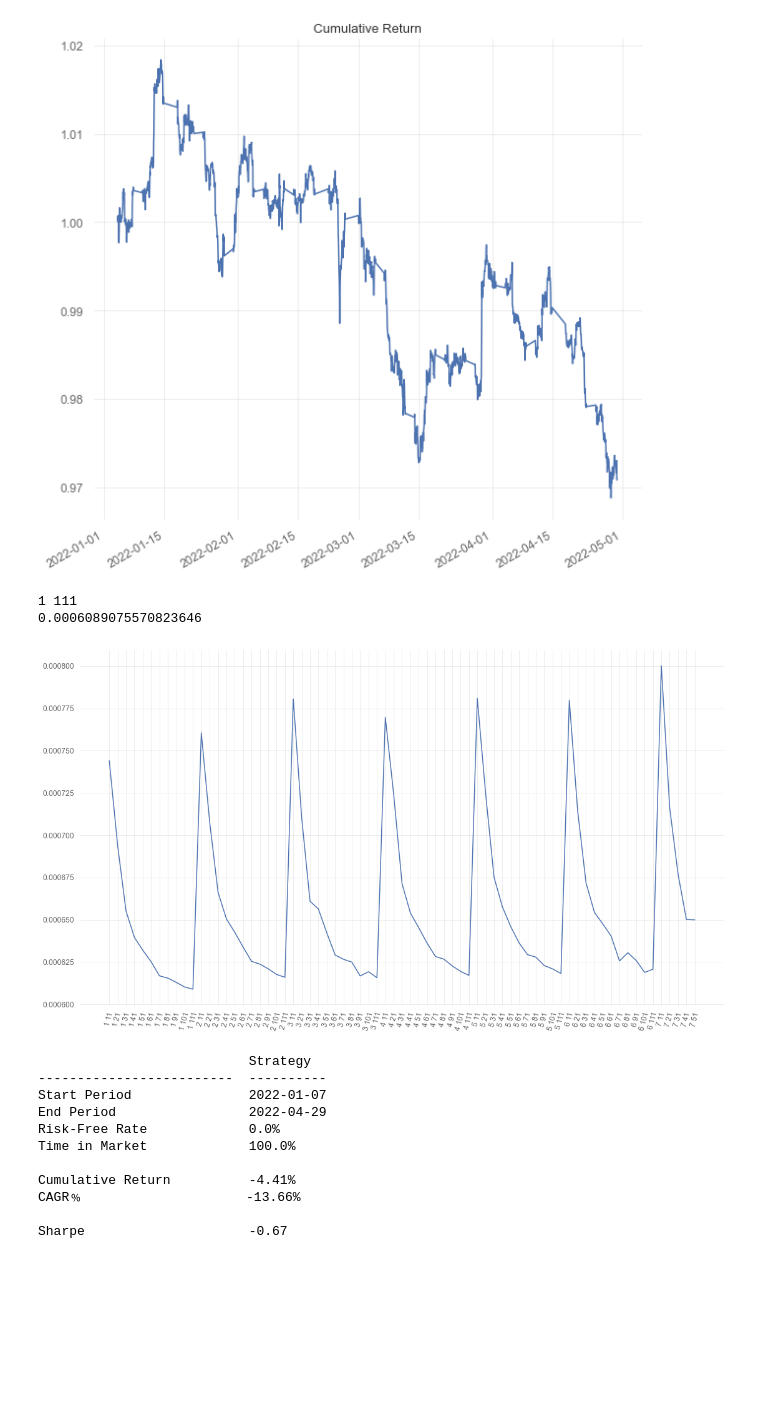
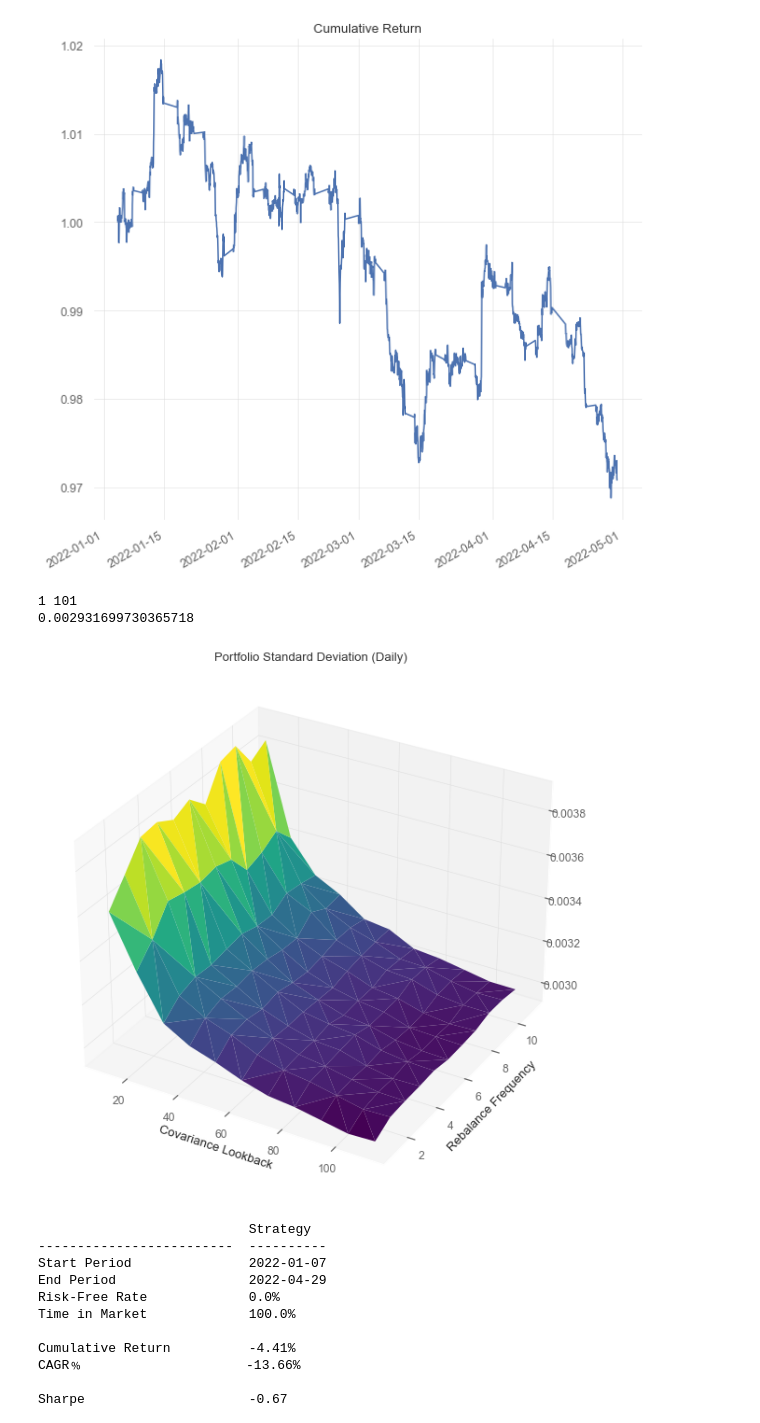
Before and after one commit to thEKurz/Reinforcment_Learning_FX, a Jupyter notebook: Data_Exploration.ipynb, the cells around one changed output. Drawn from its saved outputs; the diff is of its cells as text; code cells hidden in the pictures; blank space fills up the shorter version.

```diff
--- a/Data_Exploration.ipynb
+++ b/Data_Exploration.ipynb
@@ -312,7 +344,7 @@ static_cov_portfolios_n = []
 i=0
 for l in lookbacks_n:
         i+=1
-        new_port = u.portfolio.markowitz_rebalance(hour_df_usd_price_tr,None,l,verbose=False)
+        new_port = u.portfolio.markowitz_rebalance(hour_df_usd_price_tr,None,l,verbose=False, static_start_date='2022-02-01')
         static_cov_portfolios_n.append(new_port)
         if i%10==0:
             print(i)
@@ -321,7 +353,8 @@ for l in lookbacks_n:
 # %%
 static_ret_list_n = []
 for p in range(len(static_cov_portfolios_n)):
-    static_ret_list_n.append(u.backtest.portfolio_backtest(static_cov_portfolios_n[p],hour_df_usd_price_tr).iloc[-1])
+    ret , _ = u.backtest.portfolio_backtest(static_cov_portfolios_n[p],hour_df_usd_price_tr)
+    static_ret_list_n.append(ret.iloc[-1])
 static_best_n = static_ret_list_n.index(max(static_ret_list_n))
 print(lookbacks_n[static_best_n])
 print(static_ret_list_n[static_best_n])
@@ -346,7 +393,7 @@ for r in rebal_freqs:
     for l in lookbacks:
         if l >= r:
             i+=1
-            new_port = u.portfolio.markowitz_rebalance(hour_df_usd_price_tr,r,l,verbose=False)
+            new_port = u.portfolio.markowitz_rebalance(hour_df_usd_price_tr,r,l,verbose=False, static_start_date='2022-02-01')
             portfolios.append(new_port)
             if i%10==0:
                 print(i)
@@ -365,7 +412,17 @@ for r in rebal_freqs:
 120
 # %%
 pair_list = []
+lb_axis = []
+rb_axis = []
 for r in rebal_freqs:
     for l in lookbacks:
         if l >= r:
             pair_list.append(str(r) +' '+ str(l))
+            lb_axis.append(l)
+            rb_axis.append(r)
+ret_list = []
+var_list = []
+for p in range(len(portfolios)):
+    ret_list.append(u.backtest.portfolio_backtest(portfolios[p],hour_df_usd_price_tr)[0].iloc[-1])
+    var_list.append(u.backtest.portfolio_backtest(portfolios[p],hour_df_usd_price_tr)[1])
+    #print(pair_list[p])
@@ -433,15 +494,19 @@ Win Year %                 0.0%
 [figure]
 # %%
 print(pair_list[var_best])
-print(var_list[var_best])
-plt.plot(pair_list[:-50],var_list[:-50])
-plt.xticks(rotation = 75)
+print(var_list[var_best]*(23)**(1/2))
+ax = plt.axes(projection='3d')
+ax.plot_trisurf( lb_axis,rb_axis, np.array(var_list)*(23)**(1/2),
+                cmap='viridis', edgecolor='none')
+plt.ylabel('Rebalance Frequency')
+plt.xlabel('Covariance Lookback')
+plt.title('Portfolio Standard Deviation (Daily)')
 fig = plt.gcf()
 fig.set_size_inches(18.5, 10.5)
 # %% [output]
-1 111
-0.0006089075570823646
+1 101
+0.002931699730365718
-[figure, old version]
+[figure, new version]
 # %%
 u.backtest.portfolio_backtest(portfolios[var_best],hour_df_usd_price_tr,tearsheet=True, mode='full')
 # %% [output]
```
Also changed, not shown: parts of 57 cells of this notebook, 1 other file.
